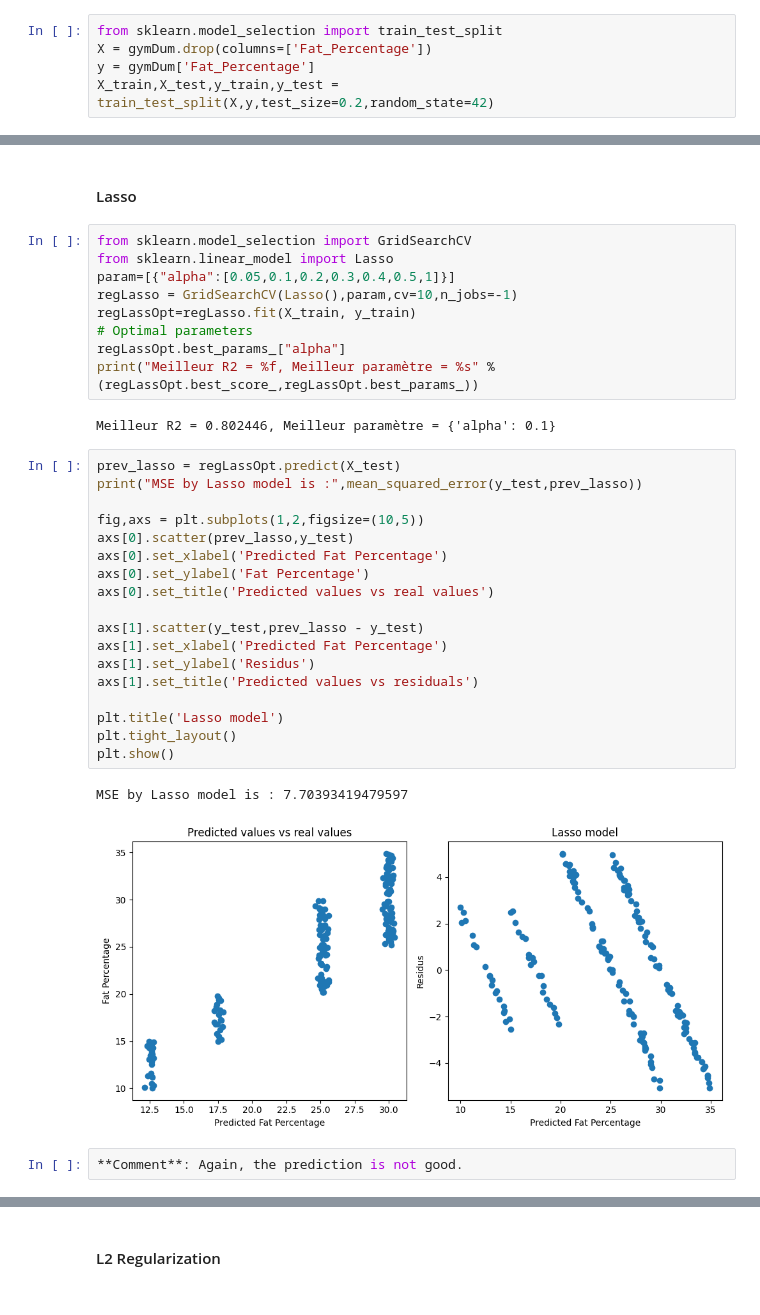
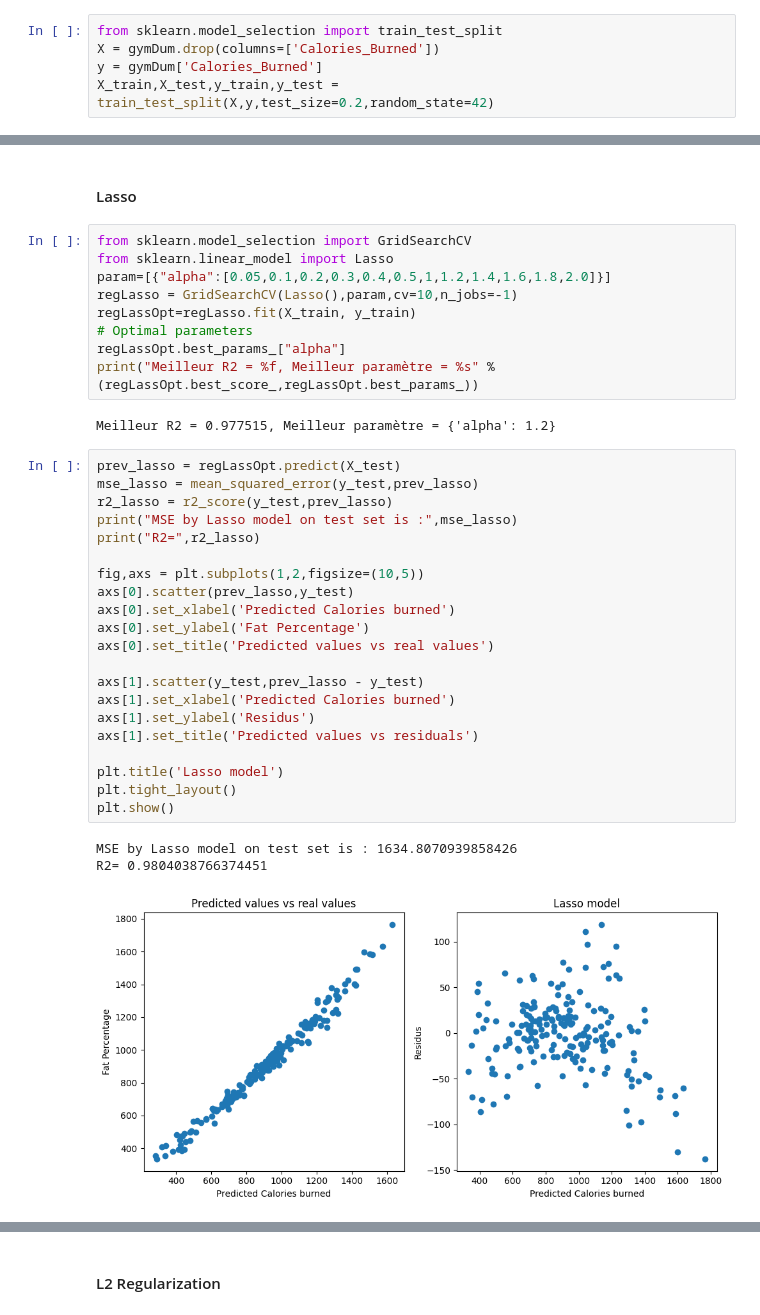
Before and after one commit to bao-do/4thY_MachineLearningProject, a Jupyter notebook: gym_python.ipynb, the cells around one changed output, grey strips where cells are left out. Cells and saved outputs as stored; diff of their text form.

```diff
--- a/gym_python.ipynb
+++ b/gym_python.ipynb
@@ -585,8 +585,8 @@ Index(['Age', 'Height', 'Max_BPM', 'Avg_BPM', 'Resting_BPM',
       dtype='object')
 # %%
 from sklearn.model_selection import train_test_split
-X = gymDum.drop(columns=['Fat_Percentage'])
-y = gymDum['Fat_Percentage']
+X = gymDum.drop(columns=['Calories_Burned'])
+y = gymDum['Calories_Burned']
 X_train,X_test,y_train,y_test = train_test_split(X,y,test_size=0.2,random_state=42)
 # %%
 from sklearn.preprocessing import StandardScaler
@@ -662,34 +675,36 @@ plt.show()
 # %%
 from sklearn.model_selection import GridSearchCV
 from sklearn.linear_model import Lasso
-param=[{"alpha":[0.05,0.1,0.2,0.3,0.4,0.5,1]}]
+param=[{"alpha":[0.05,0.1,0.2,0.3,0.4,0.5,1,1.2,1.4,1.6,1.8,2.0]}]
 regLasso = GridSearchCV(Lasso(),param,cv=10,n_jobs=-1)
 regLassOpt=regLasso.fit(X_train, y_train)
 # Optimal parameters
 regLassOpt.best_params_["alpha"]
 print("Meilleur R2 = %f, Meilleur paramètre = %s" % (regLassOpt.best_score_,regLassOpt.best_params_))
 # %% [output]
-Meilleur R2 = 0.802446, Meilleur paramètre = {'alpha': 0.1}
+Meilleur R2 = 0.977515, Meilleur paramètre = {'alpha': 1.2}
 # %%
 prev_lasso = regLassOpt.predict(X_test)
-print("MSE by Lasso model is :",mean_squared_error(y_test,prev_lasso))
+mse_lasso = mean_squared_error(y_test,prev_lasso)
+r2_lasso = r2_score(y_test,prev_lasso)
+print("MSE by Lasso model on test set is :",mse_lasso)
+print("R2=",r2_lasso)
 
 fig,axs = plt.subplots(1,2,figsize=(10,5))
 axs[0].scatter(prev_lasso,y_test)
-axs[0].set_xlabel('Predicted Fat Percentage')
+axs[0].set_xlabel('Predicted Calories burned')
 axs[0].set_ylabel('Fat Percentage')
 axs[0].set_title('Predicted values vs real values')
 
 axs[1].scatter(y_test,prev_lasso - y_test)
-axs[1].set_xlabel('Predicted Fat Percentage')
+axs[1].set_xlabel('Predicted Calories burned')
 axs[1].set_ylabel('Residus')
 axs[1].set_title('Predicted values vs residuals')
 
 plt.title('Lasso model')
 plt.tight_layout()
 plt.show()
 # %% [output]
-MSE by Lasso model is : 7.70393419479597
+MSE by Lasso model on test set is : 1634.8070939858426
+R2= 0.9804038766374451
-[figure, old version]
+[figure, new version]
-# %%
-**Comment**: Again, the prediction is not good.
```
Also changed, not shown: parts of 17 cells of this notebook.
